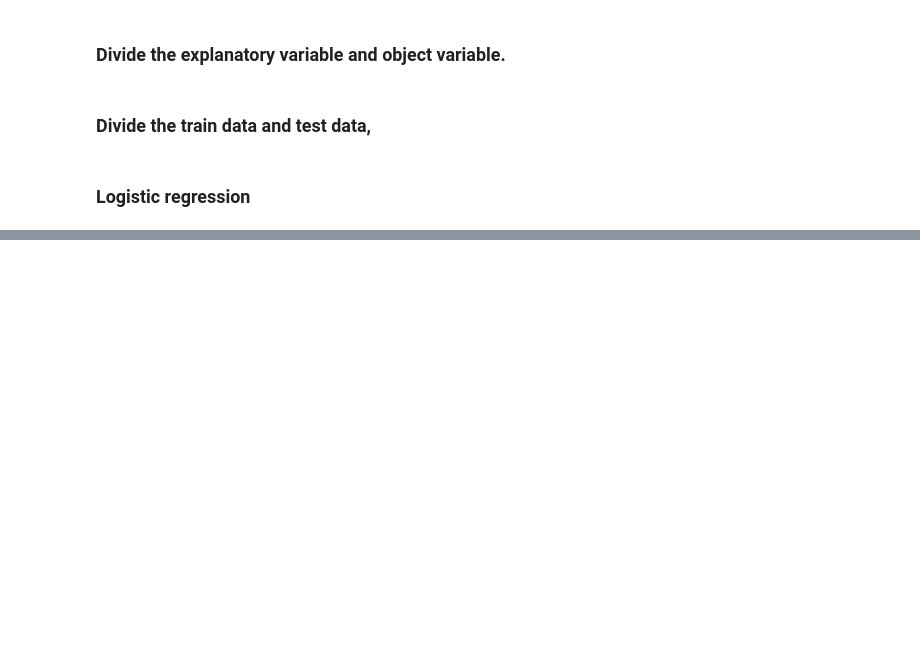
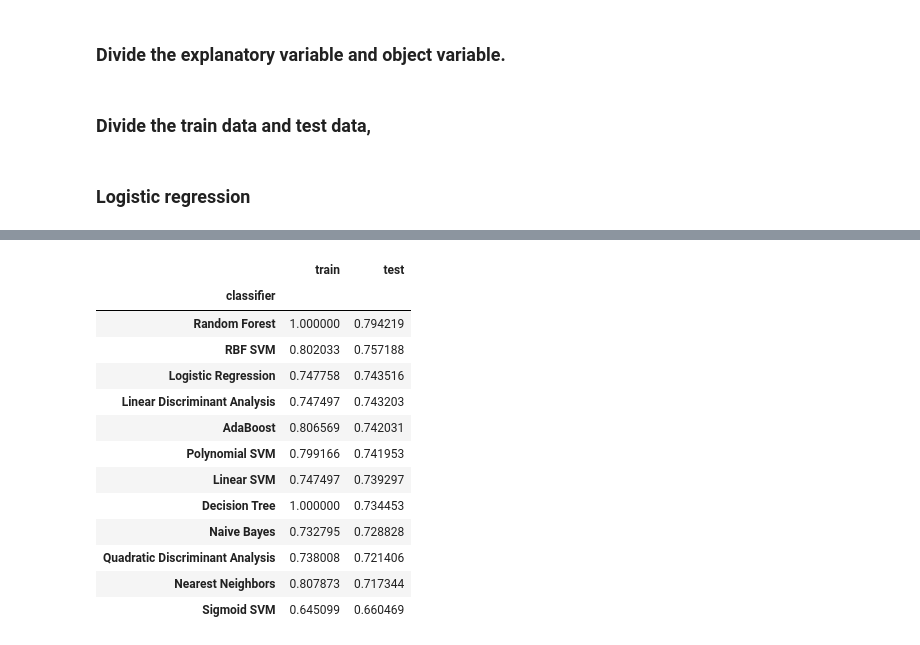
Before and after one commit to mae-commits/Statistics_study, a Jupyter notebook: Binary_classification.ipynb, the cells around one changed output, grey strips where cells are left out. Cells and saved outputs as stored; diff of their text form; code cells hidden in the pictures; blank space fills up the shorter version.

```diff
--- a/Binary_classification.ipynb
+++ b/Binary_classification.ipynb
@@ -181,0 +255,19 @@ pd.DataFrame(confusion_matrix(y_predict, y_test), index=['predicted 0', 'predict
+# %%
+# Calculate the mean of the rate og correct answer for each classifier by grouping, then sort the rate of correct answer for test data.
+df_result_mean = df_result.groupby('classifier').mean().sort_values('test', ascending=False)
+df_result_mean
+# %% [output]
+|  | train | test |
+| classifier |  |  |
+| Random Forest | 1.000000 | 0.794219 |
+| RBF SVM | 0.802033 | 0.757188 |
+| Logistic Regression | 0.747758 | 0.743516 |
+| Linear Discriminant Analysis | 0.747497 | 0.743203 |
+| AdaBoost | 0.806569 | 0.742031 |
+| Polynomial SVM | 0.799166 | 0.741953 |
+| Linear SVM | 0.747497 | 0.739297 |
+| Decision Tree | 1.000000 | 0.734453 |
+| Naive Bayes | 0.732795 | 0.728828 |
+| Quadratic Discriminant Analysis | 0.738008 | 0.721406 |
+| Nearest Neighbors | 0.807873 | 0.717344 |
+| Sigmoid SVM | 0.645099 | 0.660469 |
```
Also changed, not shown: parts of 11 cells of this notebook.
